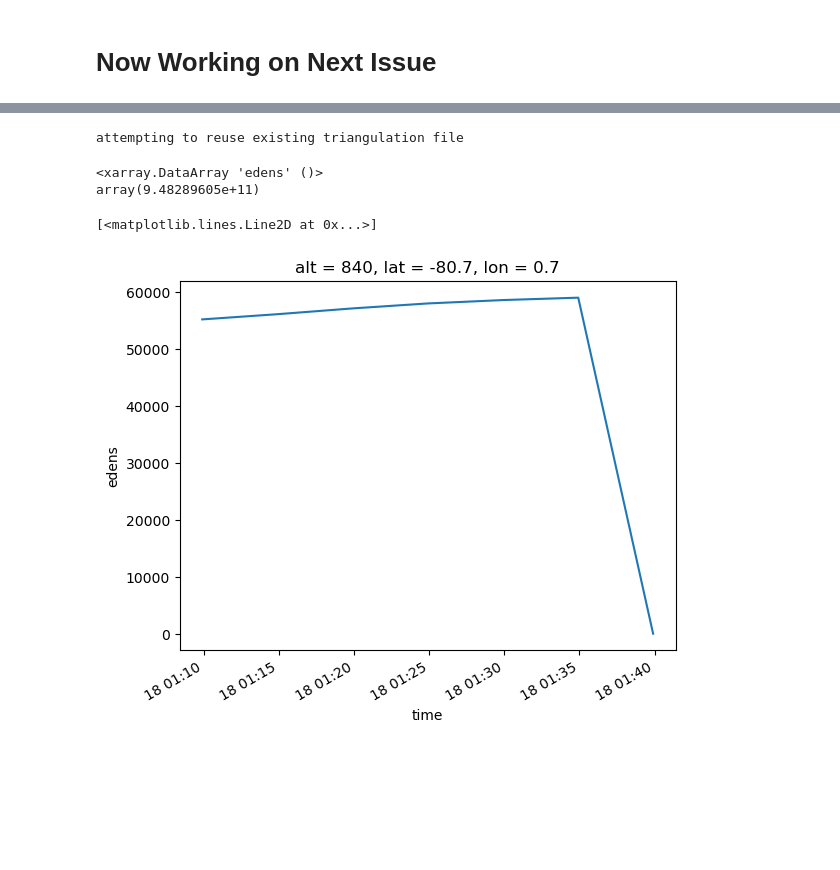
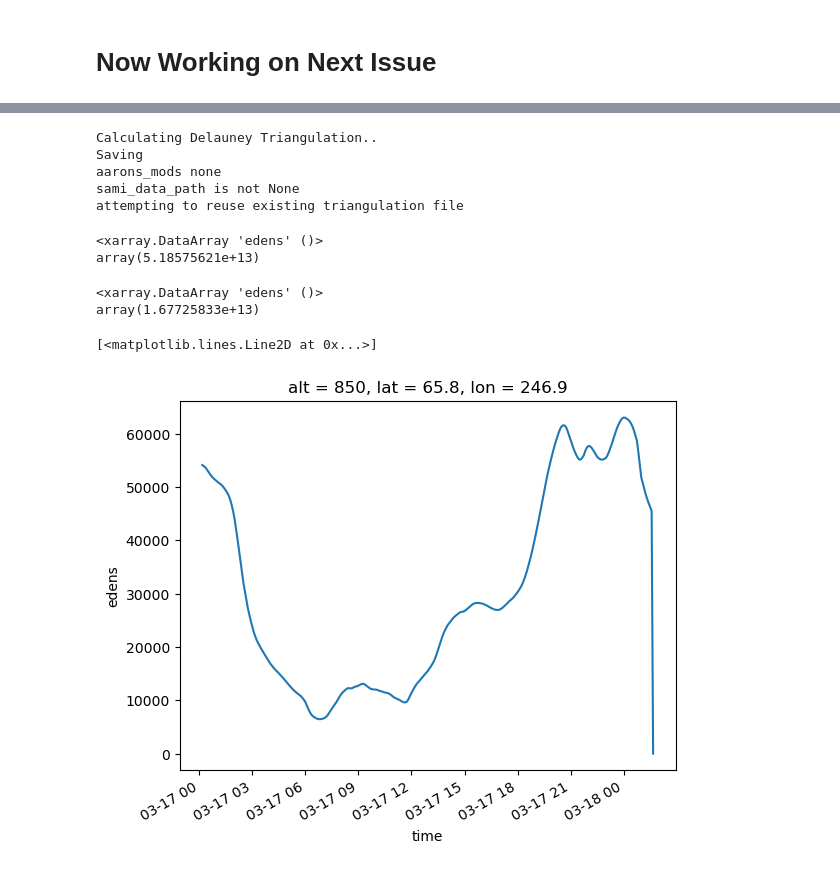
Before and after one commit to abukowski21/SAMI3-GITM-python, a Jupyter notebook: InterpolationCodeUsage.ipynb, the cells around one changed output, grey strips where cells are left out. Drawn from its saved outputs; the diff is of its cells as text; code cells hidden in the pictures; blank space fills up the shorter version.

Commit message:
Minor changes in InterpolationCodeUsage.ipynb

```diff
--- a/InterpolationCodeUsage.ipynb
+++ b/InterpolationCodeUsage.ipynb
@@ -203,43 +262,56 @@ allsatdf = pd.read_csv('/petastore/phil/Prasoon_satellite_project/satfiles/20130
 # %%
 interpolate_outputs = importlib.reload(interpolate_outputs)
 
-
-out_path = '/petastore/phil/Prasoon_satellite_project/'
-
-sami_data_path = '/petastore/phil/Prasoon_satellite_project/more_runs/20130317/sami-gitm-coupled/'
-
-#set up output grid
-satnow = allsatdf.loc[allsatdf.sat == 17].reset_index(drop=True)
-latlon = [satnow.glat, satnow.glon]
-latlon = np.array(latlon)
-alt = [840 for i in range(len(latlon[0]))]
-#alt = [840, 850, 860, 870]
-
-latlonalt = ([latlon[0], latlon[1], alt])
+ds_sat = interpolate_outputs.do_interpolations(sami_data_path=sami_data_path,
+                                           dtime_sim_start='20130316',
+                                           out_lat_lon_alt=latlonalt,
+                                           out_path=out_path,
+                                           sami_mintime = 290,
+                                           out_runname='sat_new_test_run_',
+                                           # to change the output name for each sat
+                                           save_delauney=True,
+                                           cols='edens',
+                                           show_progress=False,
+                                           engine='h5netcdf', #change to None if this makes errors
+                                           return_ds_too=True
+                                          )
 
 
-ds = interpolate_outputs.do_interpolations(sami_data_path=sami_data_path,
+ds_gl = interpolate_outputs.do_interpolations(sami_data_path=sami_data_path,
                                            dtime_sim_start='20130316',
                                            # out_lat_lon_alt=latlonalt,
                                            out_path=out_path,
                                            sami_mintime = 290,
-                                           out_runname='aaron_test_',
+                                           out_runname='glob_new_test_run_',
                                            # to change the output name for each sat
                                            save_delauney=True,
                                            cols='edens',
                                            show_progress=False,
-                                           engine=None, #change to None if this makes errors
+                                           engine='h5netcdf', #change to None if this makes errors
                                            return_ds_too=True
                                           )
 # %% [output]
+Calculating Delauney Triangulation..
+Saving
+aarons_mods none
+sami_data_path is not None
 attempting to reuse existing triangulation file
 # %%
-ds.edens.sum()
+ds_sat.edens.sum()
 # %% [output]
 <xarray.DataArray 'edens' ()>
-array(9.48289605e+11)
+array(5.18575621e+13)
+# %%
+ds_gl.edens.sum()
+# %% [output]
+<xarray.DataArray 'edens' ()>
+array(1.67725833e+13)
 # %%
-ds.edens.isel(lat=6, lon=6, alt=0).plot(x='time')
+lat_sat = 65.8
+lon_sat = 246.9
+alt_sat = 850
+
+ds_sat.edens.sel(lat=lat_sat, lon=lon_sat, alt=alt_sat).plot(x='time')
 # %% [output]
 [<matplotlib.lines.Line2D at 0x...>]
-[figure, old version]
+[figure, new version]
```
Also changed, not shown: parts of 16 cells of this notebook.
